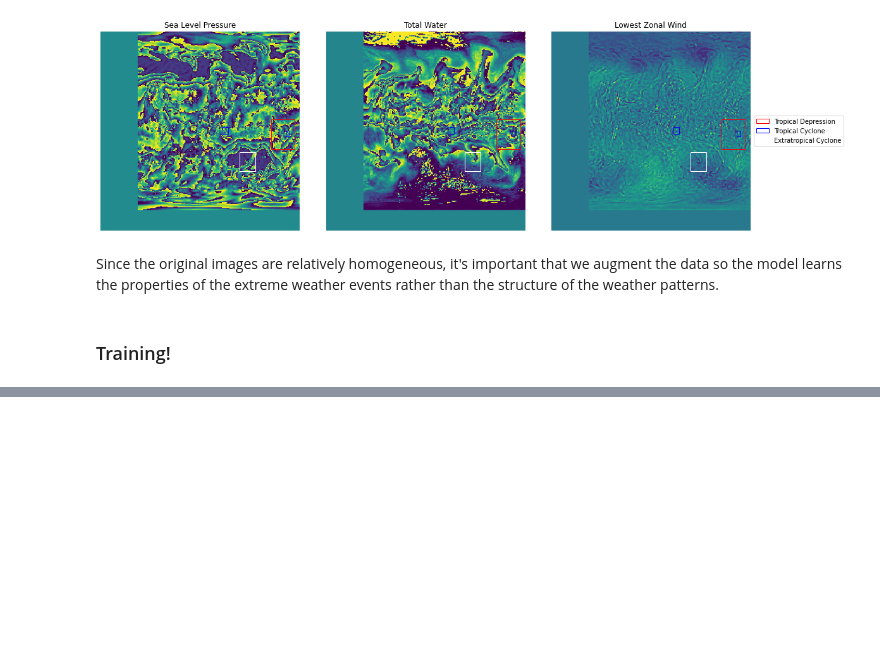
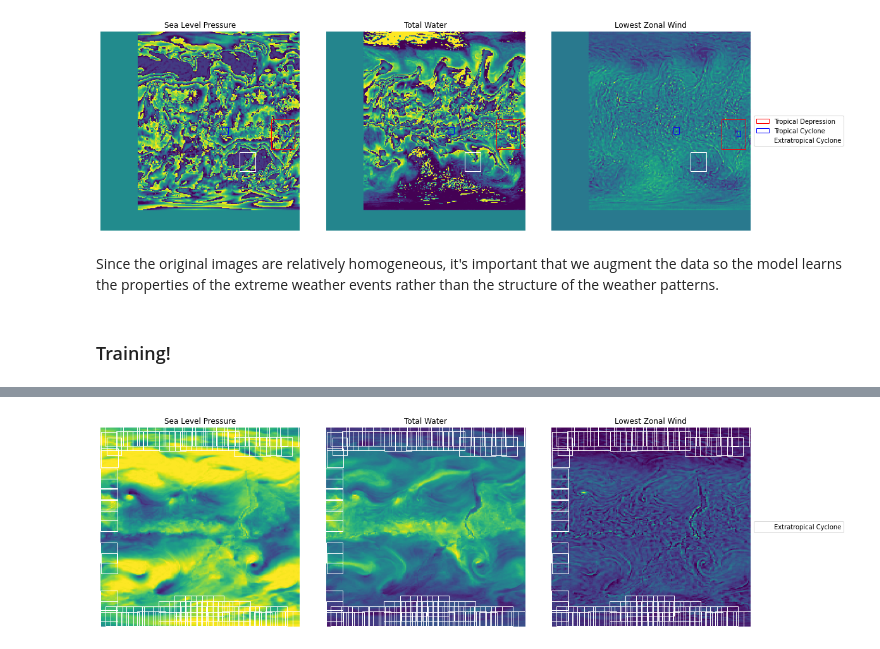
Before and after one commit to rtealwitter/Weather, a Jupyter notebook: main.ipynb, the cells around one changed output, grey strips where cells are left out. Saved outputs shown, nothing was run; the diff lists cells and outputs as text; code cells hidden in the pictures; blank space fills up the shorter version.

```diff
--- a/main.ipynb
+++ b/main.ipynb
@@ -987,6 +987,8 @@ plot_image(image, bboxes[img_idx], labels[img_idx])
 # %%
-pred_boxes, pred_labels, pred_scores = box_coder.decode(loc_preds[img_idx], cls_preds[img_idx], score_thresh=.65)
+pred_boxes, pred_labels, pred_scores = box_coder.decode(loc_preds[img_idx], cls_preds[img_idx], score_thresh=.9)
 plot_image(image, pred_boxes, pred_labels)
+# %% [output]
+[figure, added]
 # %%
 pred_boxes, pred_labels, pred_scores = box_coder.decode(loc_preds[img_idx], cls_preds[img_idx], score_thresh=.5)
 plot_image(image, pred_boxes, pred_labels)
```
Also changed, not shown: parts of 5 cells of this notebook.
